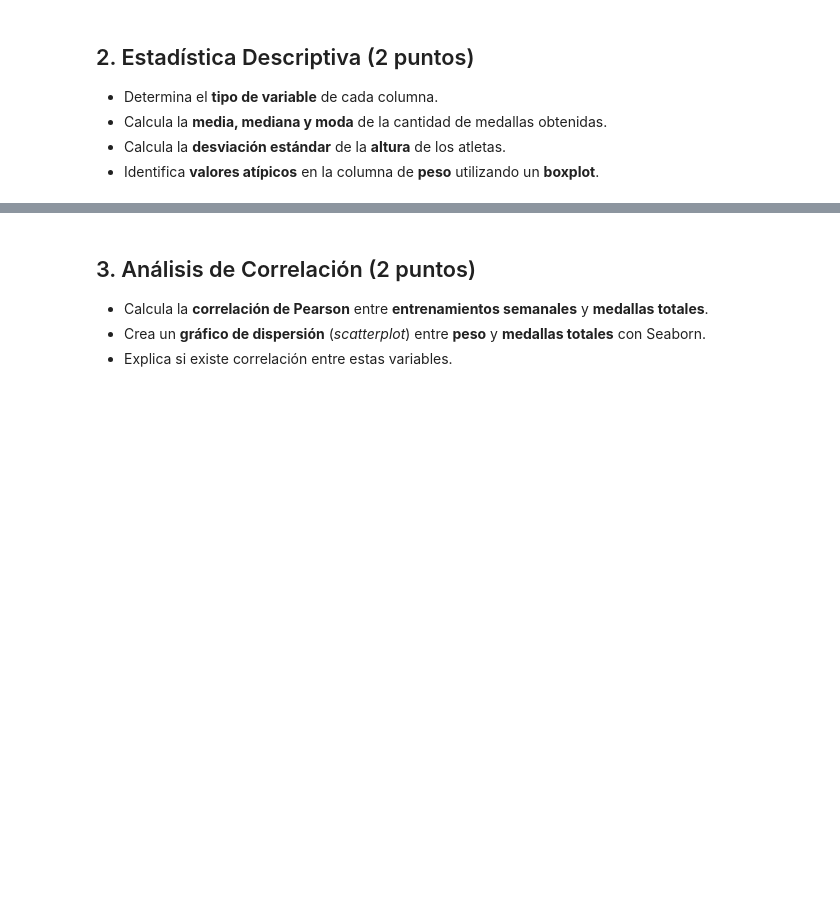
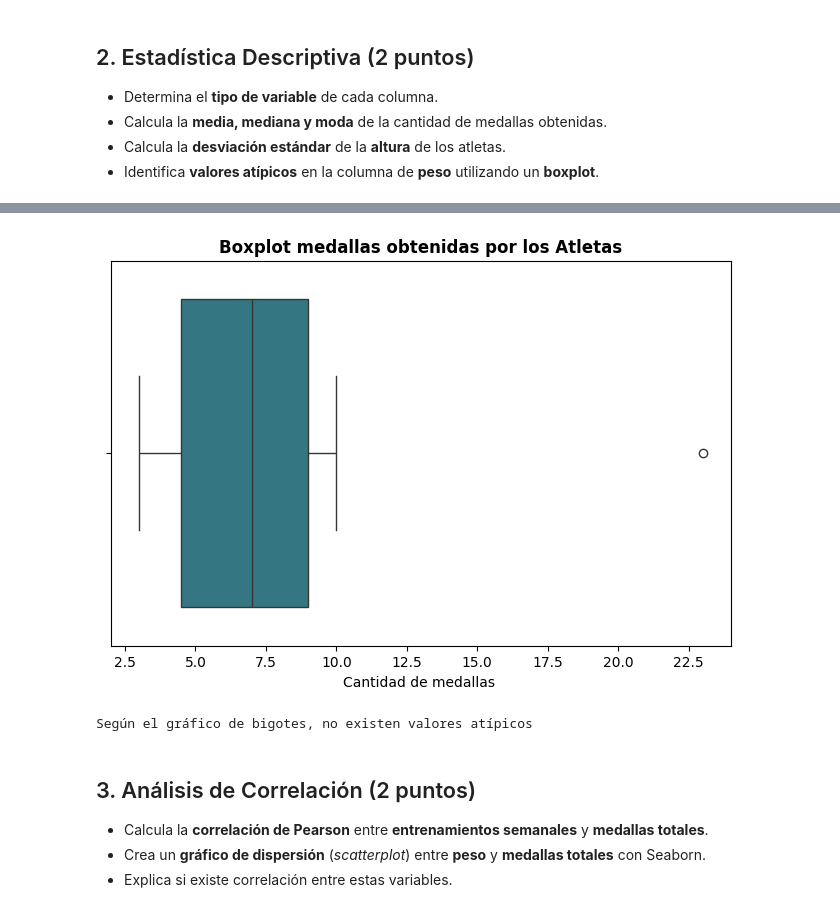
Before and after one commit to Mateo-canales-b/Ciencia_de_datos, a Jupyter notebook: M4/Ev_final_M4.ipynb, the cells around one changed output, grey strips where cells are left out. Drawn from its saved outputs; the diff is of its cells as text; code cells hidden in the pictures; blank space fills up the shorter version.

```diff
--- a/M4/Ev_final_M4.ipynb
+++ b/M4/Ev_final_M4.ipynb
@@ -83,3 +185,16 @@ plt.show()
+# %%
+# Identificar valores atípicos en medallas con boxplot
+plt.figure(figsize=(8, 5))
+sns.boxplot(data=df, x='Medallas_Totales',
+            color=sns.color_palette("viridis")[2])
+plt.title("Boxplot medallas obtenidas por los Atletas", fontsize=12, fontweight="bold")
+plt.xlabel("Cantidad de medallas ")
+plt.show()
+
+print("Según el gráfico de bigotes, no existen valores atípicos")
+# %% [output]
+[figure, added]
+Según el gráfico de bigotes, no existen valores atípicos
 # %% [markdown]
 ## 3. Análisis de Correlación (2 puntos)
 - Calcula la **correlación de Pearson** entre **entrenamientos semanales** y **medallas totales**.
```
Also changed, not shown: parts of 15 cells of this notebook.
